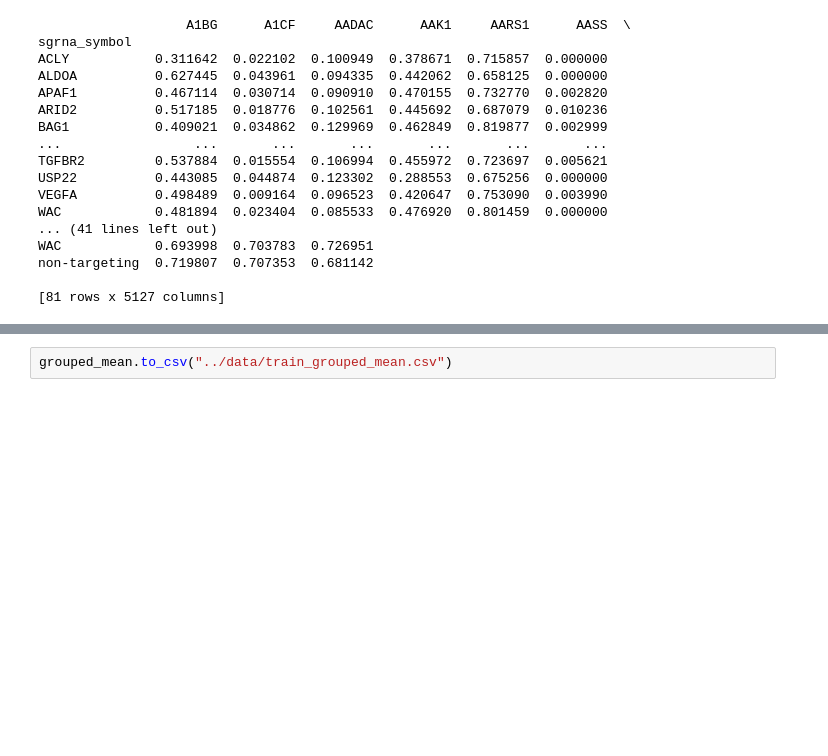
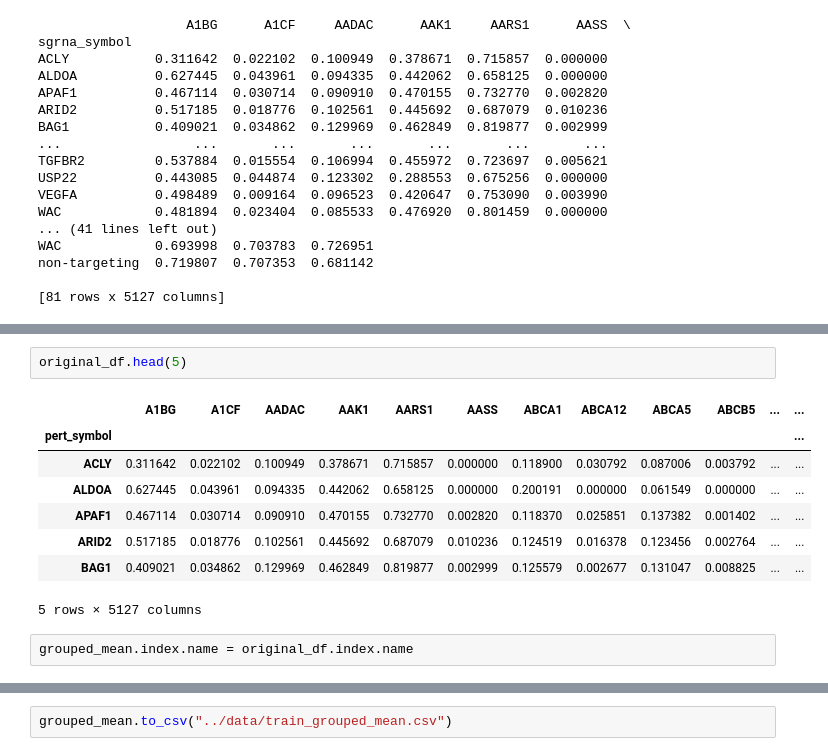
Before and after one commit to nayoungku1/myllia, a Jupyter notebook: notebook/eda-grouping.ipynb, the cells around one changed output, grey strips where cells are left out. Drawn from its saved outputs; the diff is of its cells as text; blank space fills up the shorter version.

```diff
--- a/notebook/eda-grouping.ipynb
+++ b/notebook/eda-grouping.ipynb
@@ -82,0 +101,13 @@ non-targeting  0.719807  0.707353  0.681142
+# %%
+original_df.head(5)
+# %% [output]
+|  | A1BG | A1CF | AADAC | AAK1 | AARS1 | AASS | ABCA1 | ABCA12 | ABCA5 | ABCB5 | ... | ... |
+| pert_symbol |  |  |  |  |  |  |  |  |  |  |  | ... |
+| ACLY | 0.311642 | 0.022102 | 0.100949 | 0.378671 | 0.715857 | 0.000000 | 0.118900 | 0.030792 | 0.087006 | 0.003792 | ... | ... |
+| ALDOA | 0.627445 | 0.043961 | 0.094335 | 0.442062 | 0.658125 | 0.000000 | 0.200191 | 0.000000 | 0.061549 | 0.000000 | ... | ... |
+| APAF1 | 0.467114 | 0.030714 | 0.090910 | 0.470155 | 0.732770 | 0.002820 | 0.118370 | 0.025851 | 0.137382 | 0.001402 | ... | ... |
+| ARID2 | 0.517185 | 0.018776 | 0.102561 | 0.445692 | 0.687079 | 0.010236 | 0.124519 | 0.016378 | 0.123456 | 0.002764 | ... | ... |
+| BAG1 | 0.409021 | 0.034862 | 0.129969 | 0.462849 | 0.819877 | 0.002999 | 0.125579 | 0.002677 | 0.131047 | 0.008825 | ... | ... |
+5 rows × 5127 columns
+# %%
+grouped_mean.index.name = original_df.index.name
```
Also changed, not shown: parts of 6 cells of this notebook, 1 other file.
